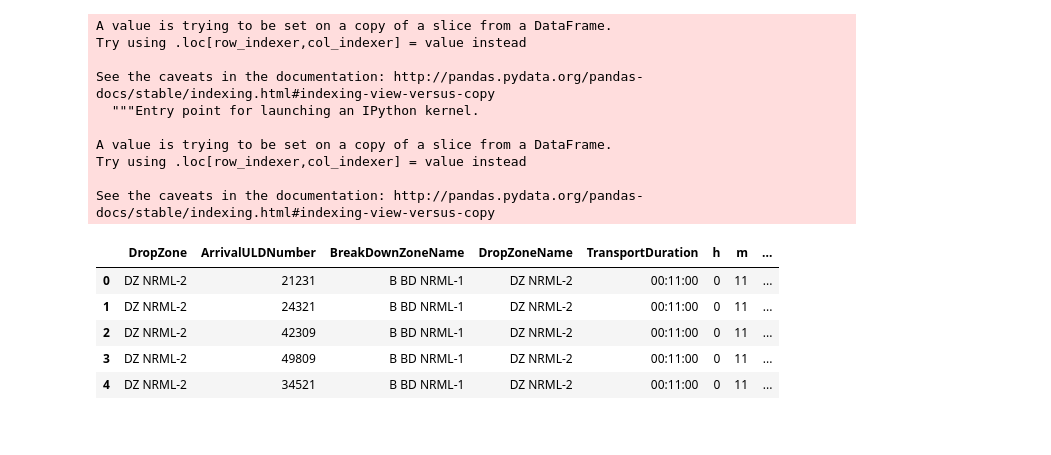
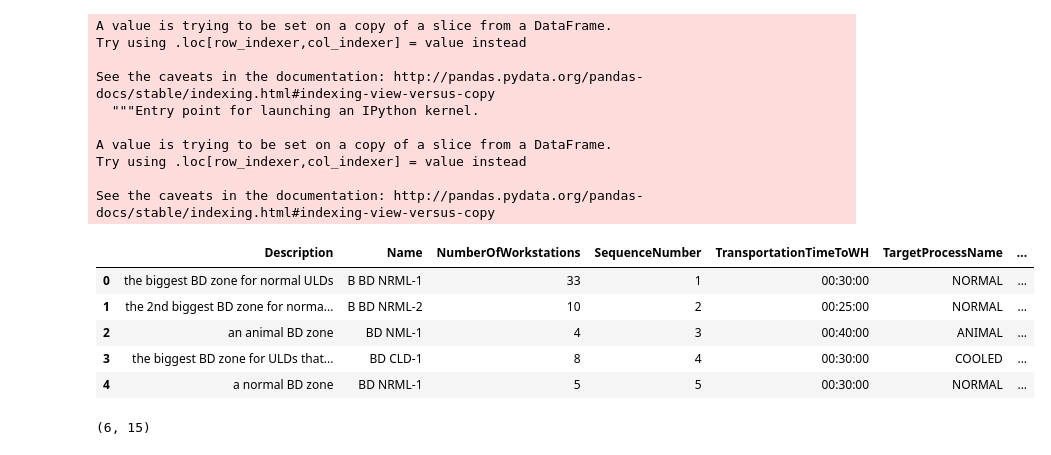
Before and after one commit to zanynik/rwth_opt, a Jupyter notebook: Gurobi - Air_Cargo_Time_Discreate.ipynb, the cells around one changed output. Drawn from its saved outputs; the diff is of its cells as text; code cells hidden in the pictures.

Commit message:
gurobi time discreate modified

```diff
--- a/Gurobi - Air_Cargo_Time_Discreate.ipynb
+++ b/Gurobi - Air_Cargo_Time_Discreate.ipynb
@@ -95,6 +95,15 @@ A value is trying to be set on a copy of a slice from a DataFrame.
 Try using .loc[row_indexer,col_indexer] = value instead
 
 See the caveats in the documentation: http://pandas.pydata.org/pandas-docs/stable/indexing.html#indexing-view-versus-copy
+# %%
+bd_zones.head()
+# %% [output]
+|  | Description | Name | NumberOfWorkstations | SequenceNumber | TransportationTimeToWH | TargetProcessName | ... |
+| 0 | the biggest BD zone for normal ULDs | B BD NRML-1 | 33 | 1 | 00:30:00 | NORMAL | ... |
+| 1 | the 2nd biggest BD zone for norma... | B BD NRML-2 | 10 | 2 | 00:25:00 | NORMAL | ... |
+| 2 | an animal BD zone | BD NML-1 | 4 | 3 | 00:40:00 | ANIMAL | ... |
+| 3 | the biggest BD zone for ULDs that... | BD CLD-1 | 8 | 4 | 00:30:00 | COOLED | ... |
+| 4 | a normal BD zone | BD NRML-1 | 5 | 5 | 00:30:00 | NORMAL | ... |
 # %%
 new = sample_shipments[['ArrivalULDNumber', 'Shipment_duration_minutes','Shipment_arrival_time_minutes']]
 df_merge= pd.merge(uld_bd_data, new, on='ArrivalULDNumber')
@@ -103,10 +112,5 @@ bd_capacity = bd_zones[['Name','NumberOfWorkstations']]
 df_merge1 = df_merge.merge(bd_capacity, left_on='BreakDownZoneName', right_on='Name')
-# %%
-df_merge1.head()
-# %% [output]
-|  | DropZone | ArrivalULDNumber | BreakDownZoneName | DropZoneName | TransportDuration | h | m | ... |
-| 0 | DZ NRML-2 | 21231 | B BD NRML-1 | DZ NRML-2 | 00:11:00 | 0 | 11 | ... |
-| 1 | DZ NRML-2 | 24321 | B BD NRML-1 | DZ NRML-2 | 00:11:00 | 0 | 11 | ... |
-| 2 | DZ NRML-2 | 42309 | B BD NRML-1 | DZ NRML-2 | 00:11:00 | 0 | 11 | ... |
-| 3 | DZ NRML-2 | 49809 | B BD NRML-1 | DZ NRML-2 | 00:11:00 | 0 | 11 | ... |
-| 4 | DZ NRML-2 | 34521 | B BD NRML-1 | DZ NRML-2 | 00:11:00 | 0 | 11 | ... |
+# %%
+df_merge.shape
+# %% [output]
+(6, 15)
```
Also changed, not shown: parts of 16 cells of this notebook.
